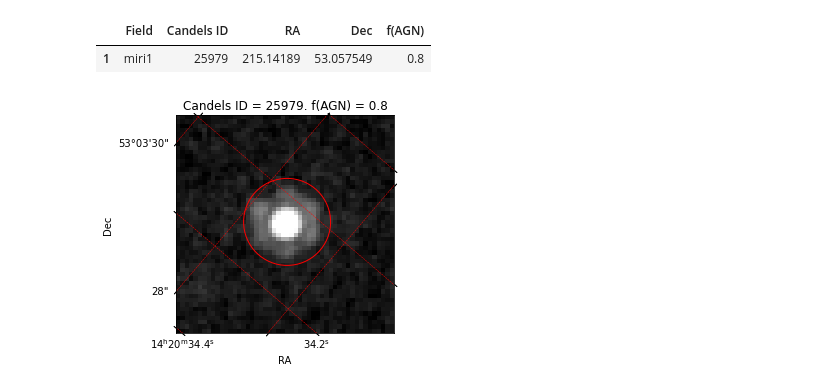
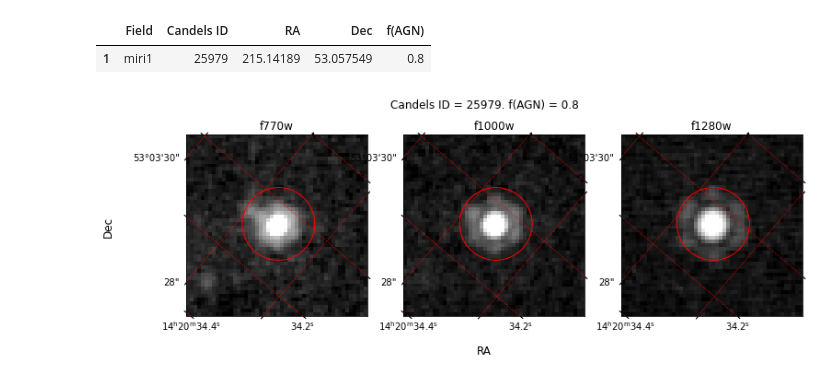
Before and after one commit to parallax-xallaraq/AGNerds, a Jupyter notebook: JWST_AGN_proj2/ImgCuts_AAS_forDrK.ipynb, the cells around one changed output. Cells and saved outputs as stored; diff of their text form; code cells hidden in the pictures.

Commit message:
make three subplots of diff bands

```diff
--- a/JWST_AGN_proj2/ImgCuts_AAS_forDrK.ipynb
+++ b/JWST_AGN_proj2/ImgCuts_AAS_forDrK.ipynb
@@ -83,13 +83,19 @@ def PlotCutout(
     ax,
     cutout,
     center, # dl/2
+    title,  # title
     useNorm=None
 ) :
     # grid lines
     ax.grid(True, color='r', linestyle='--', linewidth=0.5)
+    # hide axis lables
+    ax.set_xlabel(' ')
+    ax.set_ylabel(' ')
     # mark center coord
     circle = plt.Circle((center,center), 10, fc=(0,0,0,0), ec="red")
     ax.add_patch(circle)
+    # set title
+    ax.set_title(title)
     # plot image
     if(useNorm == None) :
         ax.imshow(cutout.data, origin='lower', cmap='gray')
@@ -102,21 +108,30 @@ def MakePlotOfSrc(
     dec,    # declination [deg]
     id,     # Candels ID
     fagn,   # f(AGN)
-    wcs,    # World Coordinate System
-    data,   # image data
+    wcs1,  wcs2,  wcs3,    # World Coordinate System
+    data1, data2, data3,   # image data
     useNorm=None,   # normalization percent interval
     dl=50   # cutout size
 ):
     # image cutout
-    cutout = GetCutout(ra=ra,dec=dec,wcs=wcs,data=data)
+    cutout1 = GetCutout(ra,dec,wcs1,data1)
+    cutout2 = GetCutout(ra,dec,wcs2,data2)
+    cutout3 = GetCutout(ra,dec,wcs3,data3)
+
     # make figure
-    fig = plt.figure()
-    ax = fig.add_subplot(1, 1, 1, projection=cutout.wcs)
-    PlotCutout(ax=ax,cutout=cutout,center=dl/2,useNorm=useNorm)
+    fig = plt.figure(figsize=(12,4))
+    ax1 = fig.add_subplot(131, projection=cutout1.wcs)
+    ax2 = fig.add_subplot(132, projection=cutout2.wcs)
+    ax3 = fig.add_subplot(133, projection=cutout3.wcs)
+
+    PlotCutout(ax1,cutout1,dl/2,'f770w', useNorm)
+    PlotCutout(ax2,cutout2,dl/2,'f1000w',useNorm)
+    PlotCutout(ax3,cutout3,dl/2,'f1280w',useNorm)
+
     # labels
-    plt.title('Candels ID = '+str(id)+'. f(AGN) = '+str(fagn))
-    plt.xlabel('RA')
-    plt.ylabel('Dec')
+    fig.suptitle('Candels ID = '+str(id)+'. f(AGN) = '+str(fagn))
+    fig.supxlabel('RA')
+    fig.supylabel('Dec')
 # %%
 # example source
 i = 1
@@ -131,18 +146,18 @@ display(df_agn.iloc[[i]])
 # %%
 
 # miri 1
 # # i must be for miri 1 src
 MakePlotOfSrc(
     ra,
     dec,
     id,
     fagn,
-    wcs_cm1_f1000w,
-    data_cm1_f1000w,
+    wcs_cm1_f770w, wcs_cm1_f1000w, wcs_cm1_f1280w,
+    data_cm1_f770w, data_cm1_f1000w, data_cm1_f1280w,
     useNorm=98
 )
 # %% [output]
-[figure, old version]
+[figure, new version]
 # %%
 # # miri 2
 # # i must be for miri 2 src
```
